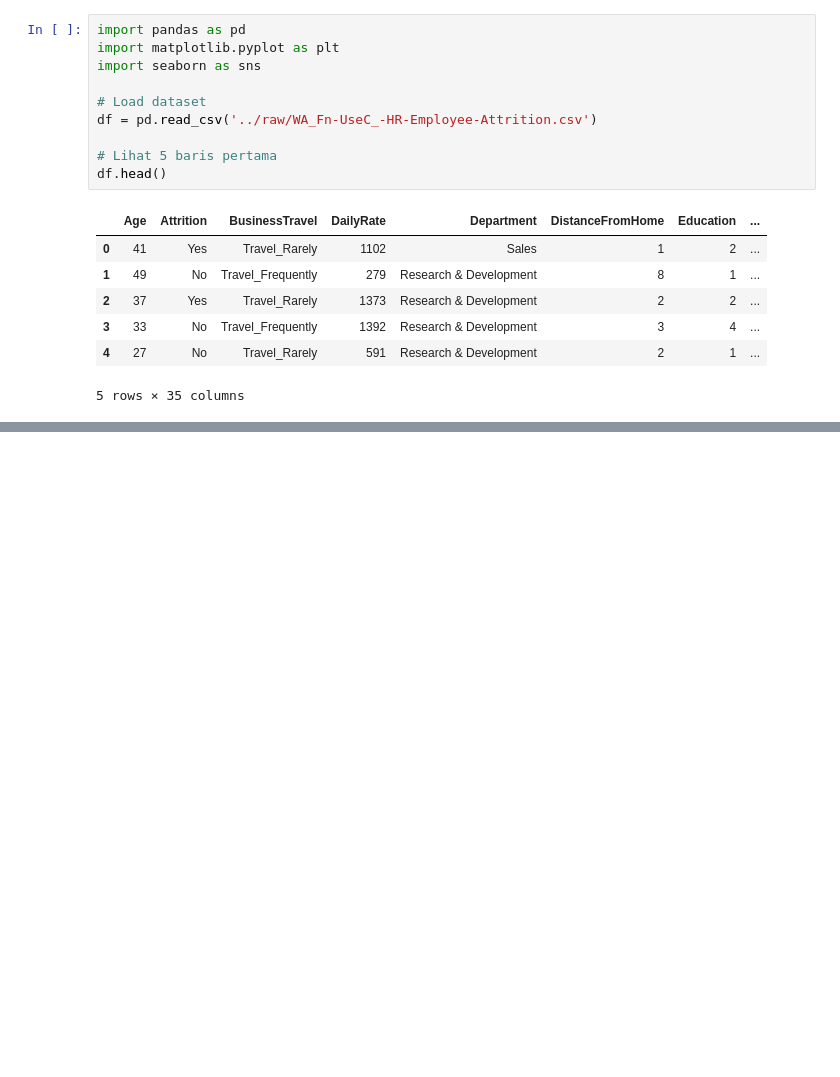
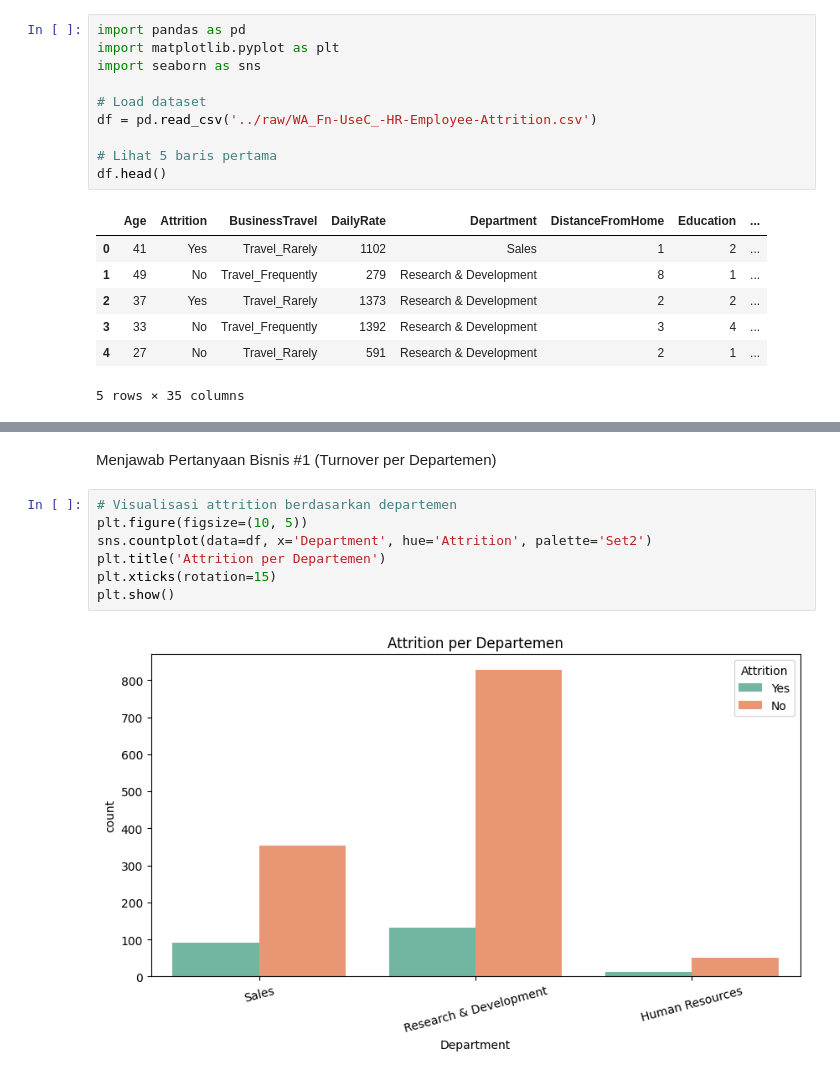
Before and after one commit to Mikhsanaaa/hr-dashboard, a Jupyter notebook: data/notebooks/01_eda.ipynb, the cells around one changed output, grey strips where cells are left out. Drawn from its saved outputs; the diff is of its cells as text; blank space fills up the shorter version.

```diff
--- a/data/notebooks/01_eda.ipynb
+++ b/data/notebooks/01_eda.ipynb
@@ -20,0 +85,11 @@ df.head()
+# %% [markdown]
+Menjawab Pertanyaan Bisnis #1 (Turnover per Departemen)
+# %%
+# Visualisasi attrition berdasarkan departemen
+plt.figure(figsize=(10, 5))
+sns.countplot(data=df, x='Department', hue='Attrition', palette='Set2')
+plt.title('Attrition per Departemen')
+plt.xticks(rotation=15)
+plt.show()
+# %% [output]
+[figure, added]
```
Also changed, not shown: parts of 8 cells of this notebook, 11 other files.
